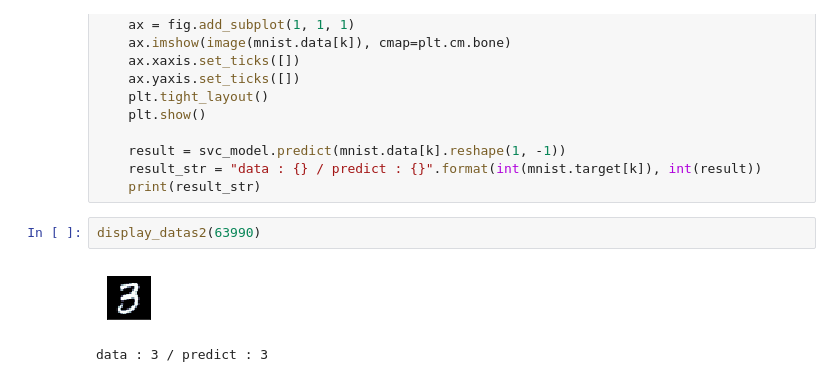
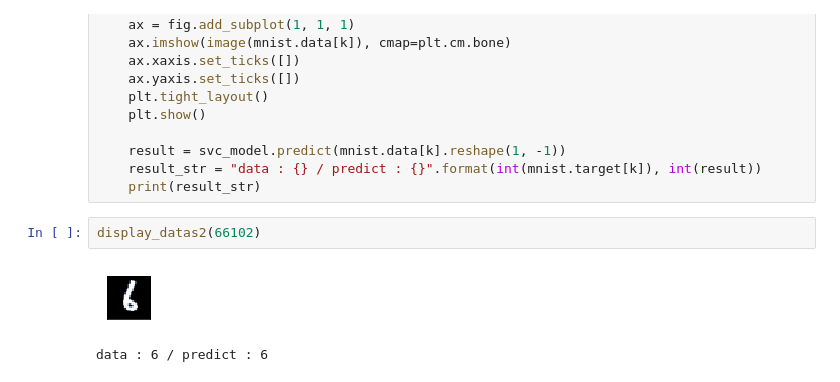
Before and after one commit to radajin/fastcampus_datascience, a Jupyter notebook: classification/svm/svm_mnist.ipynb, the cells around one changed output. Cells and saved outputs as stored; diff of their text form.

```diff
--- a/classification/svm/svm_mnist.ipynb
+++ b/classification/svm/svm_mnist.ipynb
@@ -85,7 +83,7 @@ def display_datas2(k):
     result_str = "data : {} / predict : {}".format(int(mnist.target[k]), int(result))
     print(result_str)
 # %%
-display_datas2(63990)
+display_datas2(66102)
 # %% [output]
-[figure, old version]
+[figure, new version]
-data : 3 / predict : 3
+data : 6 / predict : 6
```
Also changed, not shown: parts of 3 cells of this notebook.
